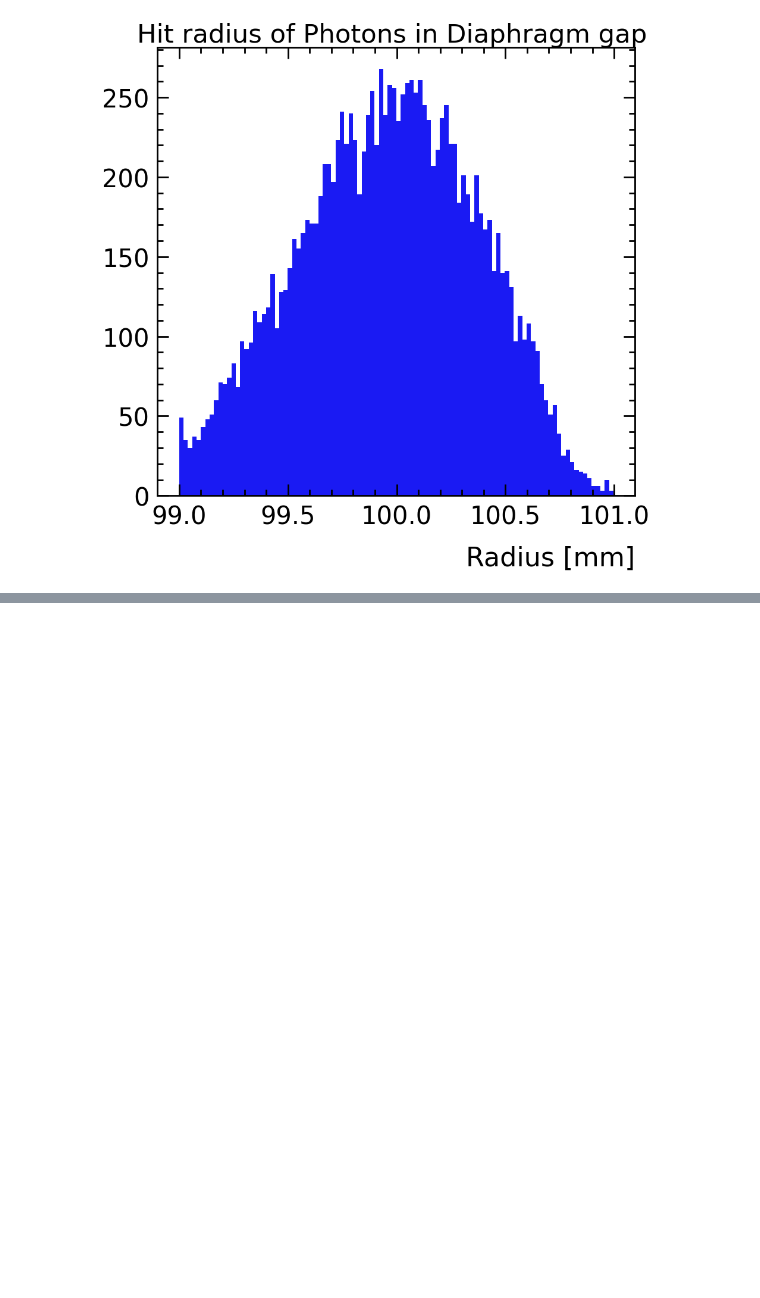
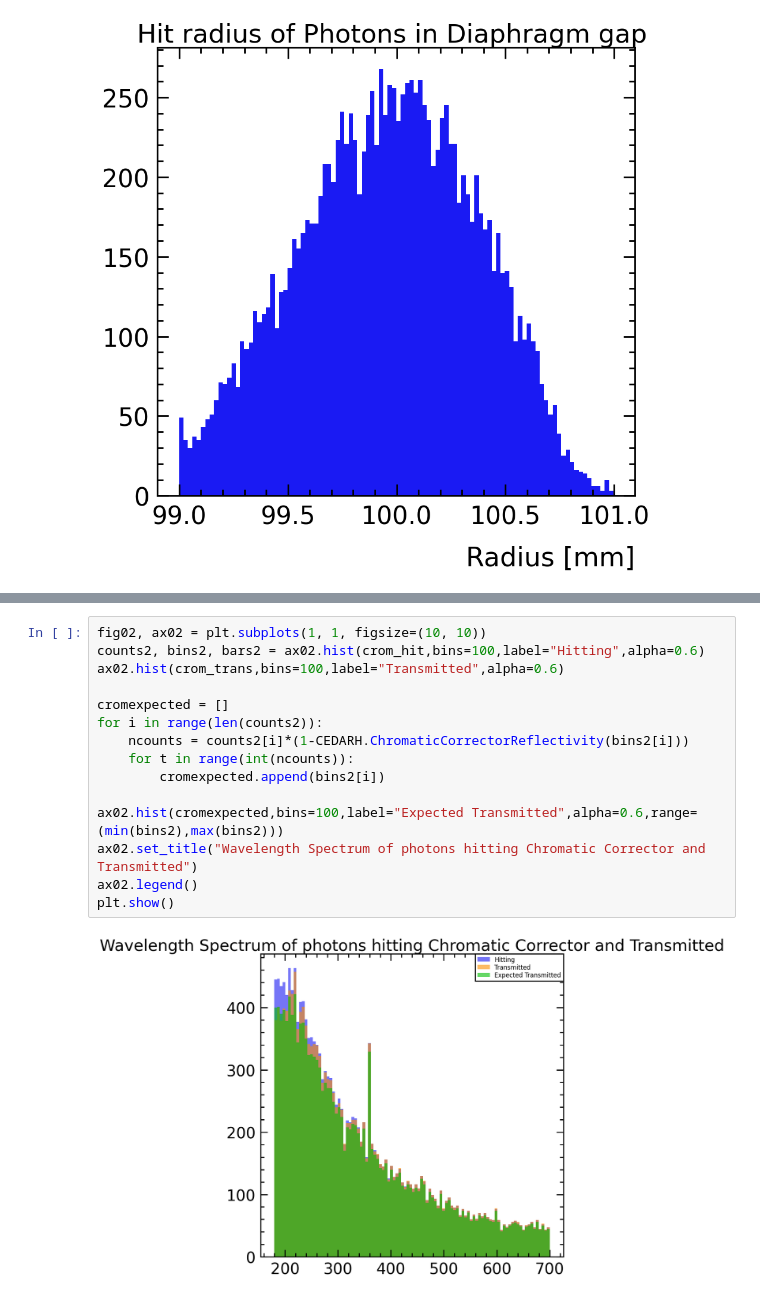
Before and after one commit to SandersJack/NA62_CEDARH_Handbook, a Jupyter notebook: CEDAR_Handbook.ipynb, the cells around one changed output, grey strips where cells are left out. Drawn from its saved outputs; the diff is of its cells as text; blank space fills up the shorter version.

```diff
--- a/CEDAR_Handbook.ipynb
+++ b/CEDAR_Handbook.ipynb
@@ -314,0 +344,17 @@ plt.show()
+# %%
+fig02, ax02 = plt.subplots(1, 1, figsize=(10, 10))
+counts2, bins2, bars2 = ax02.hist(crom_hit,bins=100,label="Hitting",alpha=0.6)
+ax02.hist(crom_trans,bins=100,label="Transmitted",alpha=0.6)
+
+cromexpected = []
+for i in range(len(counts2)):
+    ncounts = counts2[i]*(1-CEDARH.ChromaticCorrectorReflectivity(bins2[i]))
+    for t in range(int(ncounts)):
+        cromexpected.append(bins2[i])
+
+ax02.hist(cromexpected,bins=100,label="Expected Transmitted",alpha=0.6,range=(min(bins2),max(bins2)))
+ax02.set_title("Wavelength Spectrum of photons hitting Chromatic Corrector and Transmitted")
+ax02.legend()
+plt.show()
+# %% [output]
+[figure, added]
```
Also changed, not shown: parts of 9 cells of this notebook, 1 other file.
